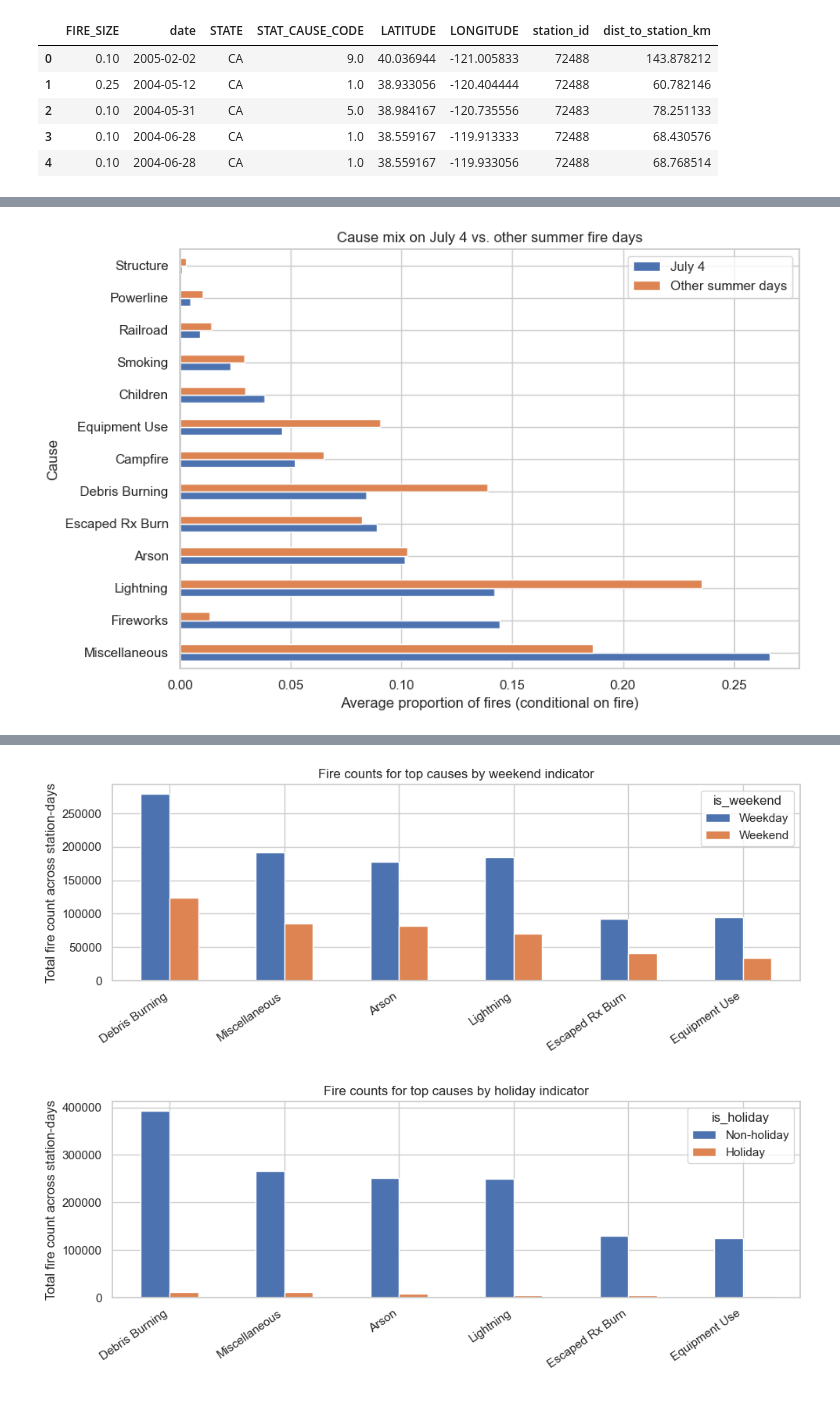
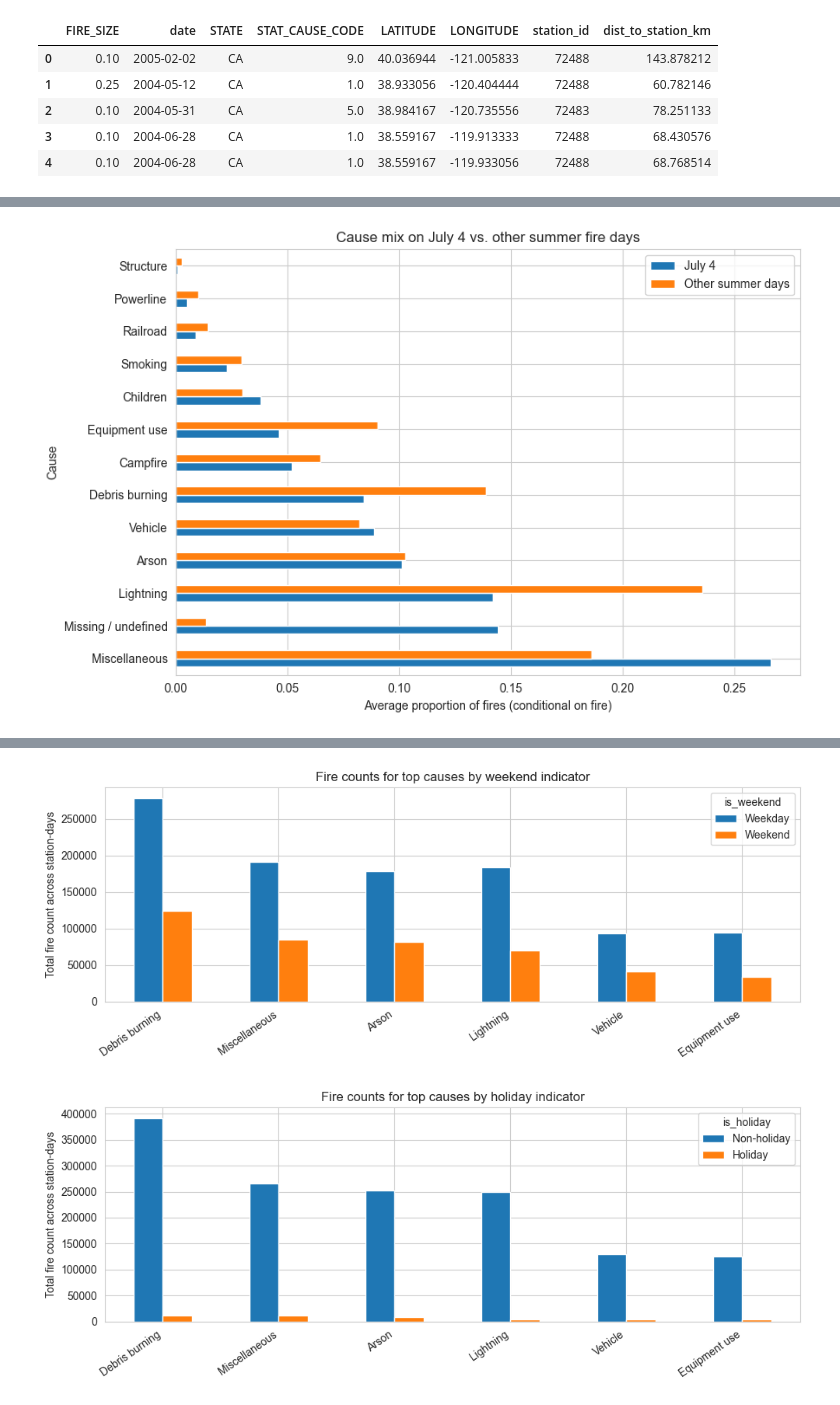
Before and after one commit to whelixw/week_11_wildfire_prediction, a Jupyter notebook: scripts/wildfires.ipynb, the cells around one changed output, grey strips where cells are left out. Drawn from its saved outputs; the diff is of its cells as text; code cells hidden in the pictures.

```diff
--- a/scripts/wildfires.ipynb
+++ b/scripts/wildfires.ipynb
@@ -505,8 +604,24 @@ if 0 in merged_by_cutoff:
 We now dig into how ignition causes shift on weekends, holidays, and Independence Day. The goal is to see whether human-driven causes (e.g., fireworks) are overrepresented on those dates and to capture any seasonal spikes that may deserve tailored mitigation.
 # %%
-# ---- 3.2a Cause proportions on weekends, holidays, and July 4 ----
+# ---- 4.3 Cause proportions on weekends, holidays, and July 4 ----
 import matplotlib.pyplot as plt
 import seaborn as sns
+
+CAUSE_COLUMN_TO_NAME = globals().get('CAUSE_COLUMN_TO_NAME', {
+    'cause_1': 'Lightning',
+    'cause_2': 'Equipment use',
+    'cause_3': 'Smoking',
+    'cause_4': 'Campfire',
+    'cause_5': 'Debris burning',
+    'cause_6': 'Railroad',
+    'cause_7': 'Arson',
+    'cause_8': 'Children',
+    'cause_9': 'Miscellaneous',
+    'cause_10': 'Missing / undefined',
+    'cause_11': 'Powerline',
+    'cause_12': 'Structure',
+    'cause_13': 'Vehicle',
+})
 
 cause_cols = [c for c in data.columns if c.startswith('cause_') and not c.endswith('_prop')]
 if not cause_cols:
@@ -527,7 +642,6 @@ prop_name_map = {
 count_name_map = {col: CAUSE_COLUMN_TO_NAME.get(col, col) for col in cause_cols}
 
 sns.set_style('whitegrid')
-
 
 def plot_cause_mix_by_flag(flag_col, label_zero, label_one, title_suffix):
     flag_counts = fire_days[flag_col].value_counts().to_dict()
@@ -552,12 +666,9 @@ def plot_cause_mix_by_flag(flag_col, label_zero, label_one, title_suffix):
     fig.tight_layout()
     plt.show()
 
-
 plot_cause_mix_by_flag('is_weekend', 'Weekday', 'Weekend', 'weekend indicator')
 plot_cause_mix_by_flag('is_holiday', 'Non-holiday', 'Holiday', 'US holiday indicator')
 
-
-# Compare July 4 to other summer fire days
 def compare_july4_to_summer():
     july4 = fire_days.loc[fire_days['is_july4'] == 1]
     summer_mask = fire_days['date'].dt.month.isin([6, 7, 8])
@@ -589,11 +700,8 @@ def compare_july4_to_summer():
     print('Causes most overrepresented on July 4 (Δ proportion):')
     print(delta.sort_values(ascending=False).head(10))
 
-
 compare_july4_to_summer()
 
-
-# Absolute counts for the most common causes
 num_top_causes = min(6, len(cause_cols))
 top_cause_cols = (
     fire_days[cause_cols]
@@ -619,11 +727,9 @@ def plot_cause_counts_by_flag(flag_col, label_zero, label_one, title_suffix):
     fig.tight_layout()
     plt.show()
 
-
 plot_cause_counts_by_flag('is_weekend', 'Weekday', 'Weekend', 'weekend indicator')
 plot_cause_counts_by_flag('is_holiday', 'Non-holiday', 'Holiday', 'holiday indicator')
 
-# 7-day rolling average of top causes to highlight seasonal spikes
 rolling_daily = (
     fire_days.groupby('date')[list(top_cause_cols)]
     .sum()
@@ -652,2 +758,2 @@ plt.show()
-[figure, old version]
+[figure, new version]
 Causes most overrepresented on July 4 (Δ proportion):
@@ -664,3 +770,3 @@ Campfire          -0.012885
 dtype: float64
-[figure, old version]
+[figure, new version]
-[figure, old version]
+[figure, new version]
```
Also changed, not shown: parts of 59 cells of this notebook, 1 other file.
